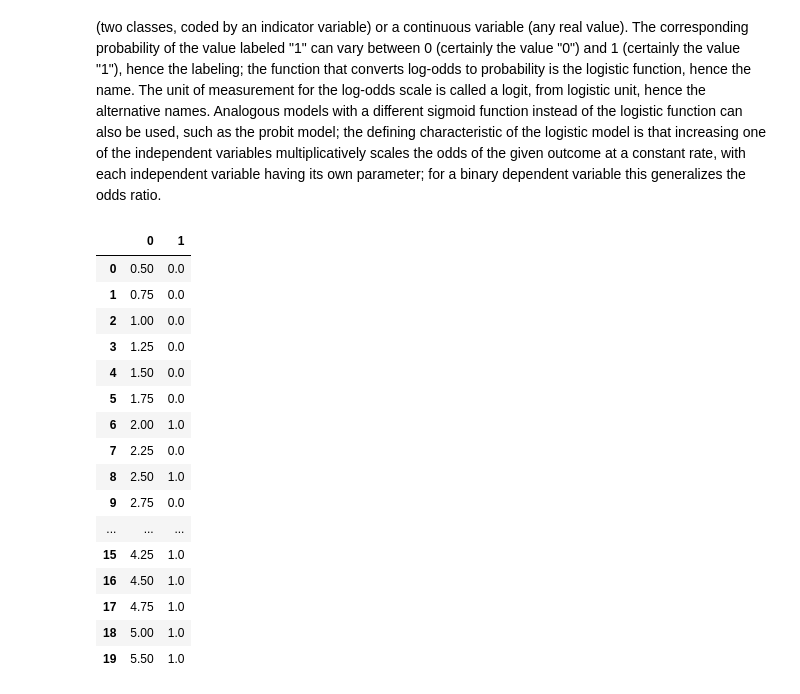
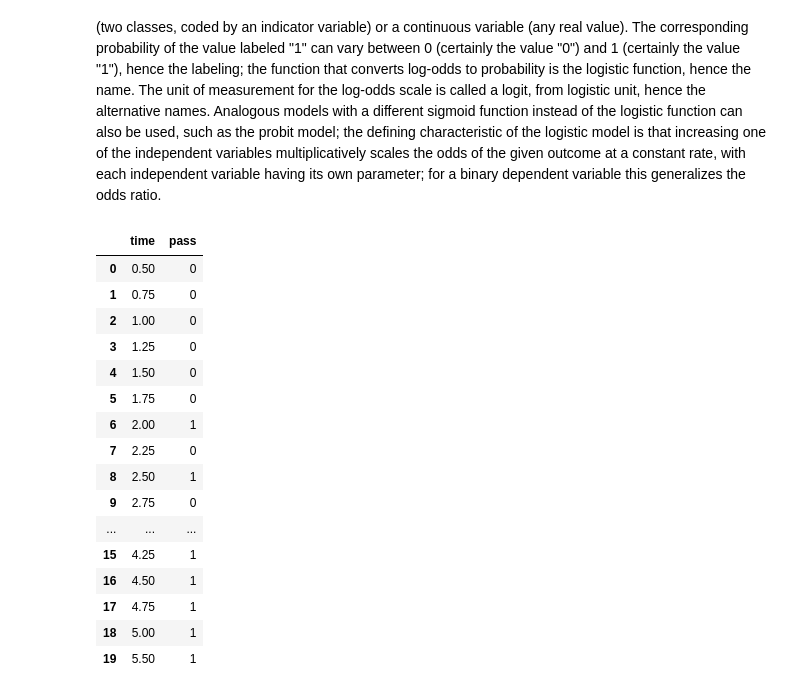
Before and after one commit to kevinclee26/nebula_ds, a Jupyter notebook: class_d7/regression_analysis.ipynb, the cells around one changed output. Cells and saved outputs as stored; diff of their text form; code cells hidden in the pictures.

```diff
--- a/class_d7/regression_analysis.ipynb
+++ b/class_d7/regression_analysis.ipynb
@@ -50,23 +62,23 @@ Logistic regression is a statistical model that in its basic form uses a logisti
 # %%
 import pandas as pd
 time=[.5, .75, 1, 1.25, 1.5, 1.75, 2, 2.25, 2.5, 2.75, 3, 3.25, 3.5, 3.75, 4, 4.25, 4.5, 4.75, 5, 5.5]
 pass_exam=[0, 0, 0, 0, 0, 0, 1, 0, 1, 0, 1, 0, 1, 0, 1, 1, 1, 1, 1, 1]
-pd.DataFrame([time, pass_exam]).transpose()
+pd.DataFrame({'time': time, 'pass': pass_exam})
 # %% [output]
-|  | 0 | 1 |
-| 0 | 0.50 | 0.0 |
-| 1 | 0.75 | 0.0 |
-| 2 | 1.00 | 0.0 |
-| 3 | 1.25 | 0.0 |
-| 4 | 1.50 | 0.0 |
-| 5 | 1.75 | 0.0 |
-| 6 | 2.00 | 1.0 |
-| 7 | 2.25 | 0.0 |
-| 8 | 2.50 | 1.0 |
-| 9 | 2.75 | 0.0 |
+|  | time | pass |
+| 0 | 0.50 | 0 |
+| 1 | 0.75 | 0 |
+| 2 | 1.00 | 0 |
+| 3 | 1.25 | 0 |
+| 4 | 1.50 | 0 |
+| 5 | 1.75 | 0 |
+| 6 | 2.00 | 1 |
+| 7 | 2.25 | 0 |
+| 8 | 2.50 | 1 |
+| 9 | 2.75 | 0 |
 | ... | ... | ... |
-| 15 | 4.25 | 1.0 |
-| 16 | 4.50 | 1.0 |
-| 17 | 4.75 | 1.0 |
-| 18 | 5.00 | 1.0 |
-| 19 | 5.50 | 1.0 |
+| 15 | 4.25 | 1 |
+| 16 | 4.50 | 1 |
+| 17 | 4.75 | 1 |
+| 18 | 5.00 | 1 |
+| 19 | 5.50 | 1 |
```
Also changed, not shown: parts of 8 cells of this notebook, 2 other files.
